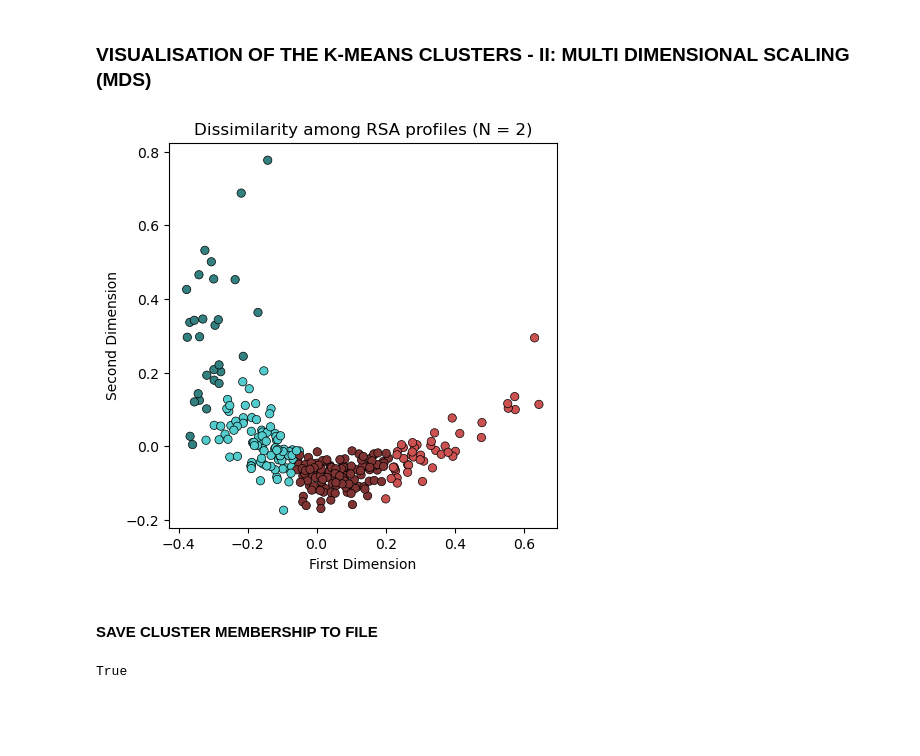
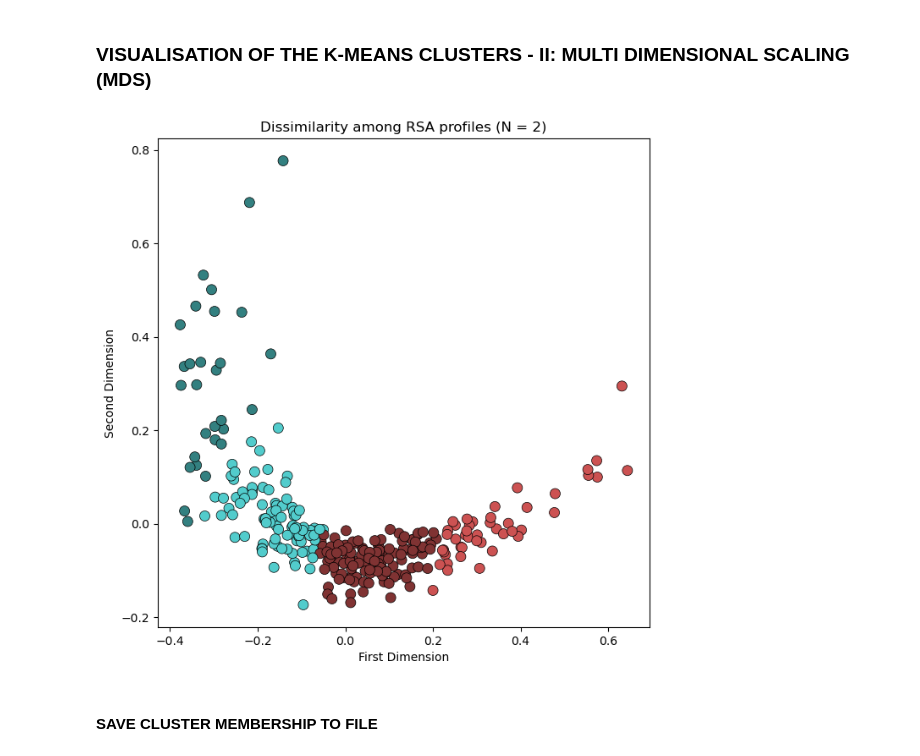
Before and after one commit to bartongroup/FRAGSYS, a Jupyter notebook: 8_fragsys_RSA_clustering.ipynb, the cells around one changed output. Saved outputs shown, nothing was run; the diff lists cells and outputs as text; code cells hidden in the pictures; blank space fills up the shorter version.

```diff
--- a/8_fragsys_RSA_clustering.ipynb
+++ b/8_fragsys_RSA_clustering.ipynb
@@ -62,7 +33,7 @@ round(all_bs_ress, 2)[cc].head(3)
 # %% [markdown]
 ## GETTING RSA DISTRIBUTIONS
 # %%
-rsa_profs = get_rsa_profiles_LOC(all_bss, all_bs_ress)
+rsa_profs = get_rsa_profiles(all_bss, all_bs_ress)
 # %%
 print(len([len(v) for v in rsa_profs.values()]))
 # %% [output]
@@ -204,26 +176,26 @@ kmeans_membership = {un_lab:[k for k, v in kmeans_cluster_dict_new.items() if v
 # %%
 n = 2
 cols = list(kmeans_site_color_dict.values())
 mds_model = sklearn.manifold.MDS(n_components = n, random_state = 123,
     dissimilarity = 'precomputed', normalized_stress = False)
 mds_fit = mds_model.fit(UD_df_subset)
 mds_coords = mds_model.fit_transform(UD_df_subset)
 
-plt.figure(figsize=(5, 5), dpi= 100)
+plt.figure(figsize = (7.5, 7.5), dpi = 100)
 plt.scatter(
         mds_coords[:,0],mds_coords[:,1],
         color = cols, edgecolors = "k",
-        linewidth = 0.5, marker = "o"
+        linewidth = 0.5, marker = "o", s = 75
         )
 plt.xlabel('First Dimension')
 plt.ylabel('Second Dimension')
 plt.title('Dissimilarity among RSA profiles (N = {})'.format(n))
 
-#plt.savefig(os.path.join(main_dir, "figs", "rsa_distrs_kmeans_reordered_n.png".format(n)))
+#plt.savefig(os.path.join(figs_dir, "MDS_rsa_clusters.png".format(n)))
 
 plt.show()
 # %% [output]
-[figure, old version]
+[figure, new version]
 # %% [markdown]
 #### SAVE CLUSTER MEMBERSHIP TO FILE
 # %%
@@ -235,4 +204,0 @@ dump_pickle(rsa_cluster_dict, os.path.join(results_dir, "rsa_cluster_dict.pkl"))
-# %%
-kmeans_cluster_dict_new == rsa_cluster_dict
-# %% [output]
-True
```
Also changed, not shown: parts of 6 cells of this notebook, 46 other files.
